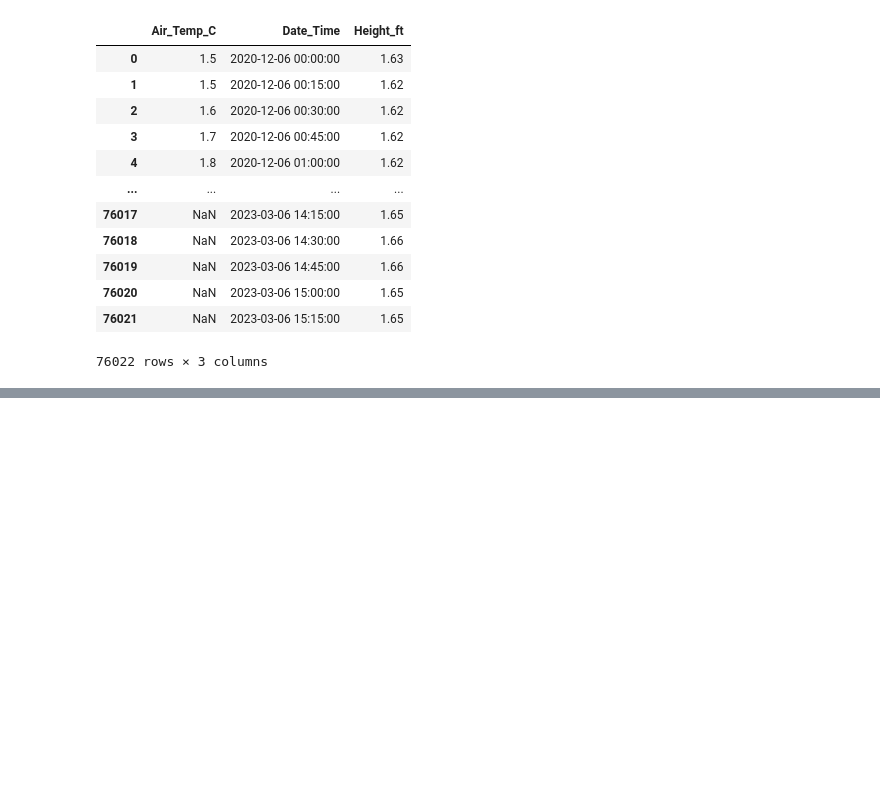
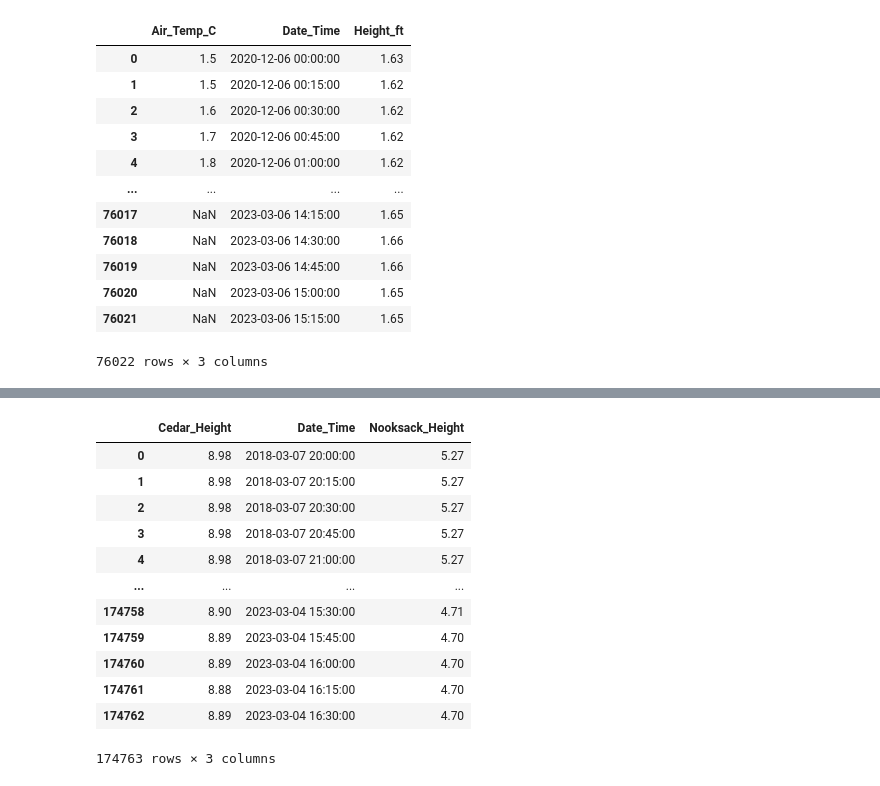
Before and after one commit to tydunn1/Nooksack_River_Analysis, a Jupyter notebook: Final.ipynb, the cells around one changed output, grey strips where cells are left out. Drawn from its saved outputs; the diff is of its cells as text; code cells hidden in the pictures; blank space fills up the shorter version.

```diff
--- a/Final.ipynb
+++ b/Final.ipynb
@@ -191,0 +192,18 @@ Text(0.5, 1.0, 'Cedar River Height vs Air Temperature')
+# %%
+five_df = pd.read_csv("CSVs/5_years_nooksack_and_cedar_heights.csv", parse_dates = [1])
+five_df.set_index('Date_Time')
+five_df
+# %% [output]
+|  | Cedar_Height | Date_Time | Nooksack_Height |
+| 0 | 8.98 | 2018-03-07 20:00:00 | 5.27 |
+| 1 | 8.98 | 2018-03-07 20:15:00 | 5.27 |
+| 2 | 8.98 | 2018-03-07 20:30:00 | 5.27 |
+| 3 | 8.98 | 2018-03-07 20:45:00 | 5.27 |
+| 4 | 8.98 | 2018-03-07 21:00:00 | 5.27 |
+| ... | ... | ... | ... |
+| 174758 | 8.90 | 2023-03-04 15:30:00 | 4.71 |
+| 174759 | 8.89 | 2023-03-04 15:45:00 | 4.70 |
+| 174760 | 8.89 | 2023-03-04 16:00:00 | 4.70 |
+| 174761 | 8.88 | 2023-03-04 16:15:00 | 4.70 |
+| 174762 | 8.89 | 2023-03-04 16:30:00 | 4.70 |
+174763 rows × 3 columns
```
Also changed, not shown: parts of 2 cells of this notebook, 4 other files.
